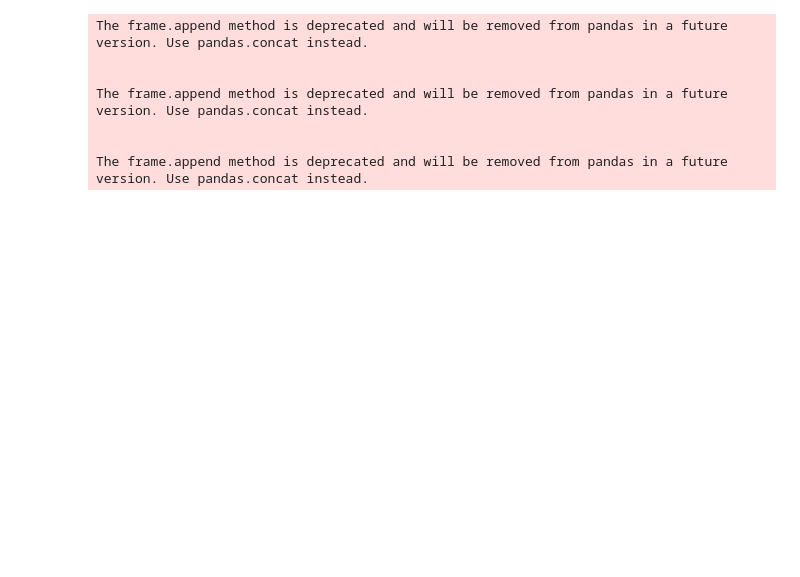
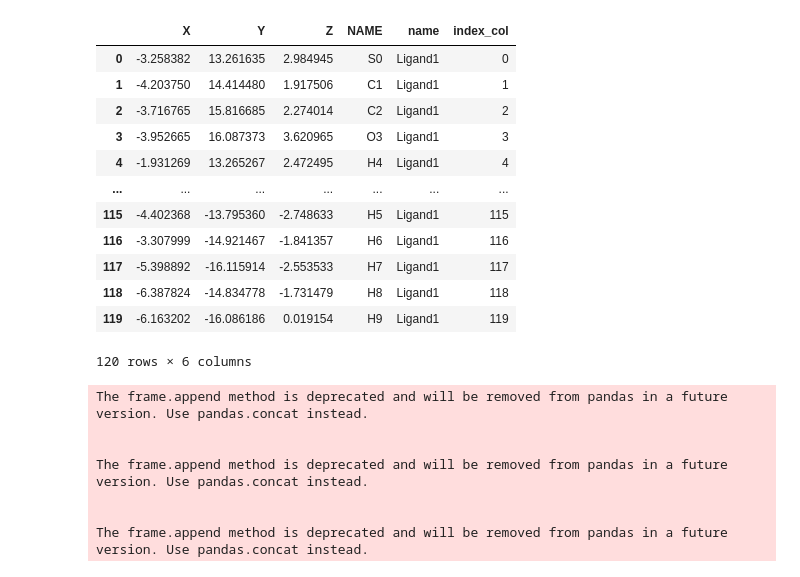
Before and after one commit to MDSYN2019/MDNPPackage, a Jupyter notebook: notebooks/Martini_NP_construction_notebook.ipynb, the cells around one changed output. Saved outputs shown, nothing was run; the diff lists cells and outputs as text; code cells hidden in the pictures; blank space fills up the shorter version.

Commit message:
Martini_NP_construction_notebook.ipynb can now generate the attachment indices for the striped/janus types for the Martini type

```diff
--- a/notebooks/Martini_NP_construction_notebook.ipynb
+++ b/notebooks/Martini_NP_construction_notebook.ipynb
@@ -975,4 +1083,20 @@ The frame.append method is deprecated and will be removed from pandas in a futur
 [interactive output not drawn]
+# %%
+StripedPandasNPDataframe[StripedPandasNPDataframe['name'] == 'Ligand1']
+# %% [output]
+|  | X | Y | Z | NAME | name | index_col |
+| 0 | -3.258382 | 13.261635 | 2.984945 | S0 | Ligand1 | 0 |
+| 1 | -4.203750 | 14.414480 | 1.917506 | C1 | Ligand1 | 1 |
+| 2 | -3.716765 | 15.816685 | 2.274014 | C2 | Ligand1 | 2 |
+| 3 | -3.952665 | 16.087373 | 3.620965 | O3 | Ligand1 | 3 |
+| 4 | -1.931269 | 13.265267 | 2.472495 | H4 | Ligand1 | 4 |
+| ... | ... | ... | ... | ... | ... | ... |
+| 115 | -4.402368 | -13.795360 | -2.748633 | H5 | Ligand1 | 115 |
+| 116 | -3.307999 | -14.921467 | -1.841357 | H6 | Ligand1 | 116 |
+| 117 | -5.398892 | -16.115914 | -2.553533 | H7 | Ligand1 | 117 |
+| 118 | -6.387824 | -14.834778 | -1.731479 | H8 | Ligand1 | 118 |
+| 119 | -6.163202 | -16.086186 | 0.019154 | H9 | Ligand1 | 119 |
+120 rows × 6 columns
 # %%
 # Generating Janus configuration
 JanusSphereList = GenerateCore(10, 30, 'Janus')
```
Also changed, not shown: parts of 8 cells of this notebook, 2 other files.
